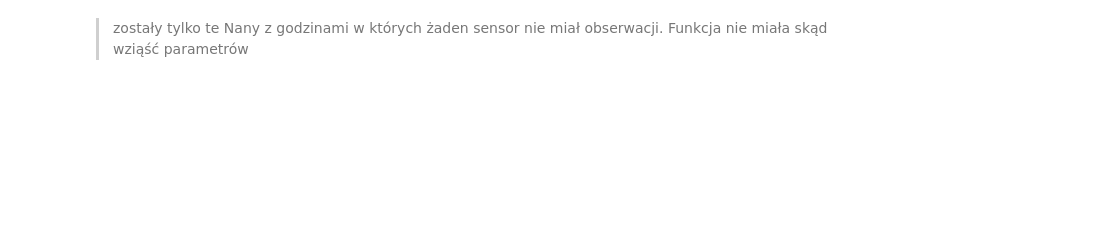
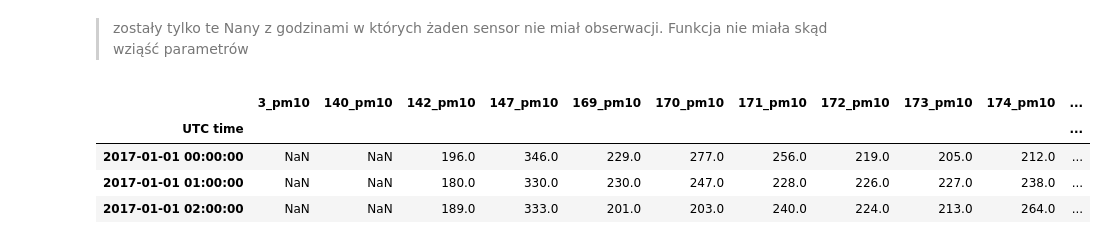
Before and after one commit to ciepielajan/SDA_SMOG_Wawelski, a Jupyter notebook: Jan/DistanceMetric_haversine_uzupełnienie_wartości_z_najblizszych_sensorow.ipynb, the cells around one changed output. Saved outputs shown, nothing was run; the diff lists cells and outputs as text; code cells hidden in the pictures; blank space fills up the shorter version.

```diff
--- a/Jan/DistanceMetric_haversine_uzupełnienie_wartości_z_najblizszych_sensorow.ipynb
+++ b/Jan/DistanceMetric_haversine_uzupełnienie_wartości_z_najblizszych_sensorow.ipynb
@@ -244,3 +243,10 @@ year_whitout_nan[year_whitout_nan.isnull()]
 > zostały tylko te Nany z godzinami w których żaden sensor nie miał obserwacji. Funkcja nie miała skąd wziąść parametrów
 # %%
 columns_pm10 = [ i  for i in year.columns if  i.split("_")[1] == "pm10"]
+year[columns_pm10][:3]
+# %% [output]
+|  | 3_pm10 | 140_pm10 | 142_pm10 | 147_pm10 | 169_pm10 | 170_pm10 | 171_pm10 | 172_pm10 | 173_pm10 | 174_pm10 | ... |
+| UTC time |  |  |  |  |  |  |  |  |  |  | ... |
+| 2017-01-01 00:00:00 | NaN | NaN | 196.0 | 346.0 | 229.0 | 277.0 | 256.0 | 219.0 | 205.0 | 212.0 | ... |
+| 2017-01-01 01:00:00 | NaN | NaN | 180.0 | 330.0 | 230.0 | 247.0 | 228.0 | 226.0 | 227.0 | 238.0 | ... |
+| 2017-01-01 02:00:00 | NaN | NaN | 189.0 | 333.0 | 201.0 | 203.0 | 240.0 | 224.0 | 213.0 | 264.0 | ... |
```
Also changed, not shown: parts of 11 cells of this notebook.
